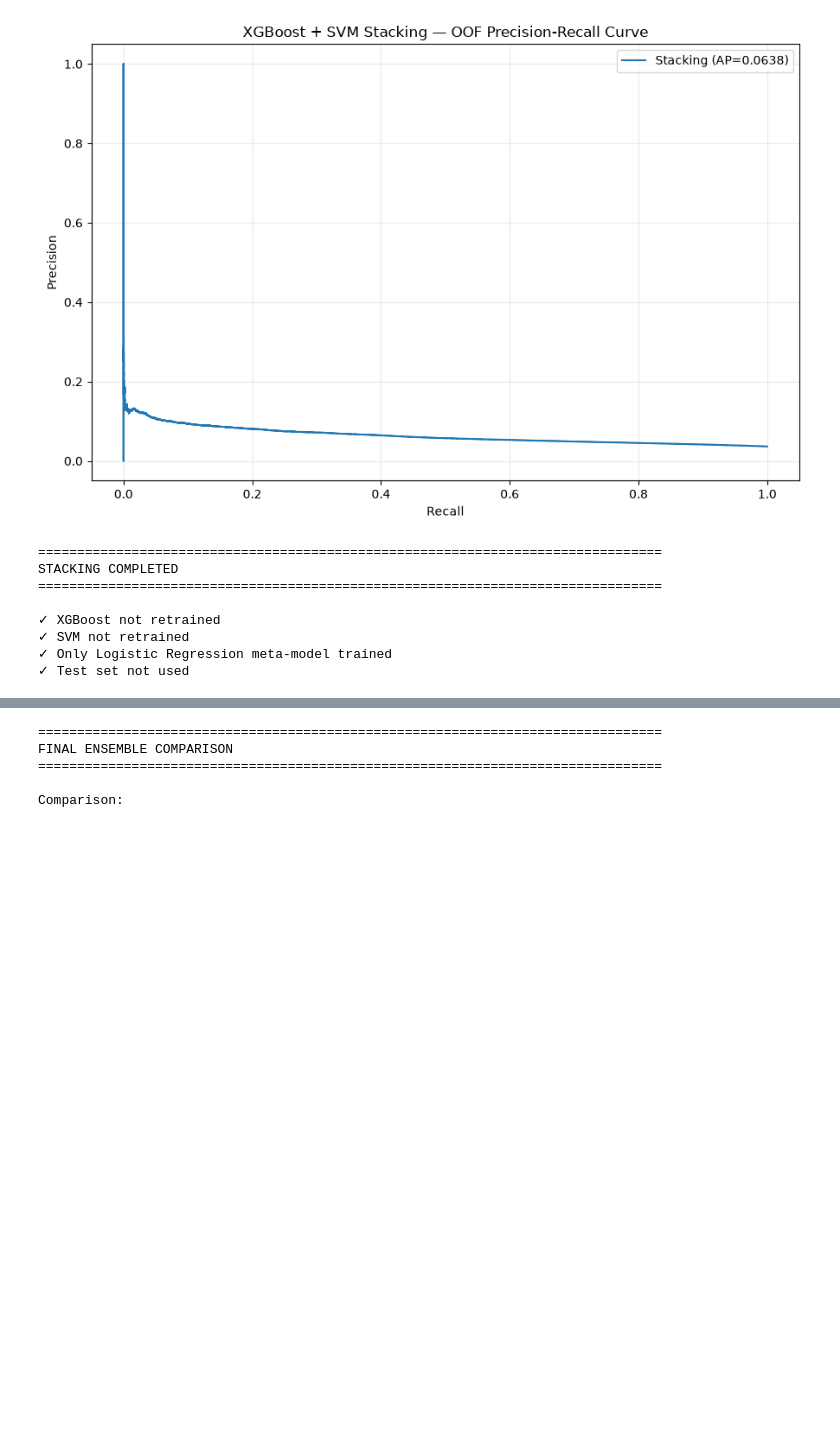
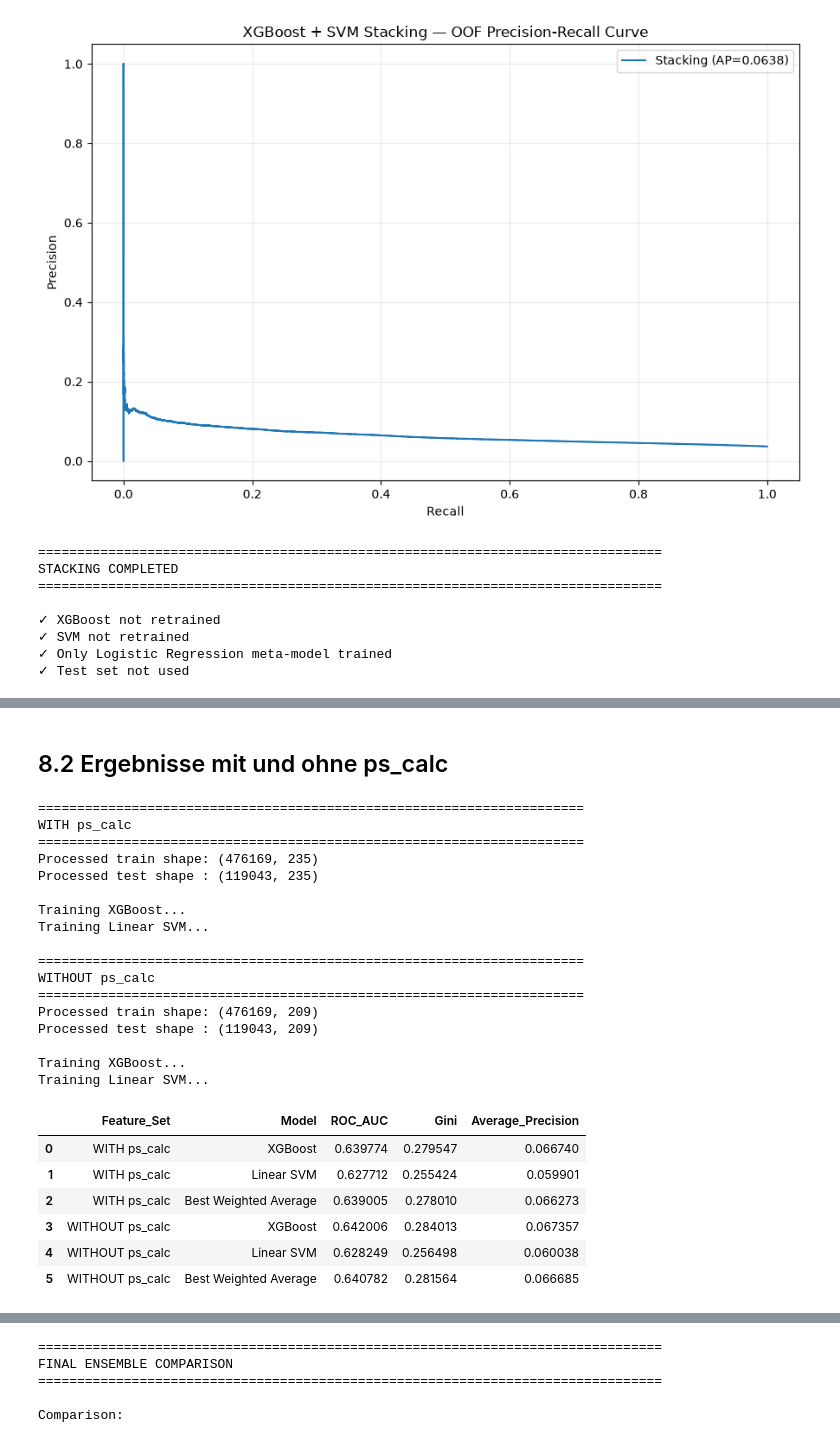
Before and after one commit to leyla-louache/porto-seguro-project, a Jupyter notebook: notebooks/04_Gilles_Koudjou.ipynb, the cells around one changed output, grey strips where cells are left out. Cells and saved outputs as stored; diff of their text form; code cells hidden in the pictures; blank space fills up the shorter version.

```diff
--- a/notebooks/04_Gilles_Koudjou.ipynb
+++ b/notebooks/04_Gilles_Koudjou.ipynb
@@ -11674,0 +12043,57 @@ STACKING COMPLETED
+# %% [markdown]
+## 8.2 Ergebnisse mit und ohne ps_calc
+# %%
+# ============================================================
+# 4. RUN BOTH EXPERIMENTS
+# ============================================================
+
+results_with_calc = run_calc_experiment(
+    X_train_with_calc,
+    X_test_with_calc,
+    y_train,
+    y_test,
+    label="WITH ps_calc"
+)
+
+results_without_calc = run_calc_experiment(
+    X_train_without_calc,
+    X_test_without_calc,
+    y_train,
+    y_test,
+    label="WITHOUT ps_calc"
+)
+
+comparison_calc = pd.concat(
+    [
+        results_with_calc,
+        results_without_calc
+    ],
+    ignore_index=True
+)
+
+comparison_calc
+# %% [output]
+======================================================================
+WITH ps_calc
+======================================================================
+Processed train shape: (476169, 235)
+Processed test shape : (119043, 235)
+
+Training XGBoost...
+Training Linear SVM...
+
+======================================================================
+WITHOUT ps_calc
+======================================================================
+Processed train shape: (476169, 209)
+Processed test shape : (119043, 209)
+
+Training XGBoost...
+Training Linear SVM...
+|  | Feature_Set | Model | ROC_AUC | Gini | Average_Precision |
+| 0 | WITH ps_calc | XGBoost | 0.639774 | 0.279547 | 0.066740 |
+| 1 | WITH ps_calc | Linear SVM | 0.627712 | 0.255424 | 0.059901 |
+| 2 | WITH ps_calc | Best Weighted Average | 0.639005 | 0.278010 | 0.066273 |
+| 3 | WITHOUT ps_calc | XGBoost | 0.642006 | 0.284013 | 0.067357 |
+| 4 | WITHOUT ps_calc | Linear SVM | 0.628249 | 0.256498 | 0.060038 |
+| 5 | WITHOUT ps_calc | Best Weighted Average | 0.640782 | 0.281564 | 0.066685 |
```
Also changed, not shown: parts of 40 cells of this notebook.
